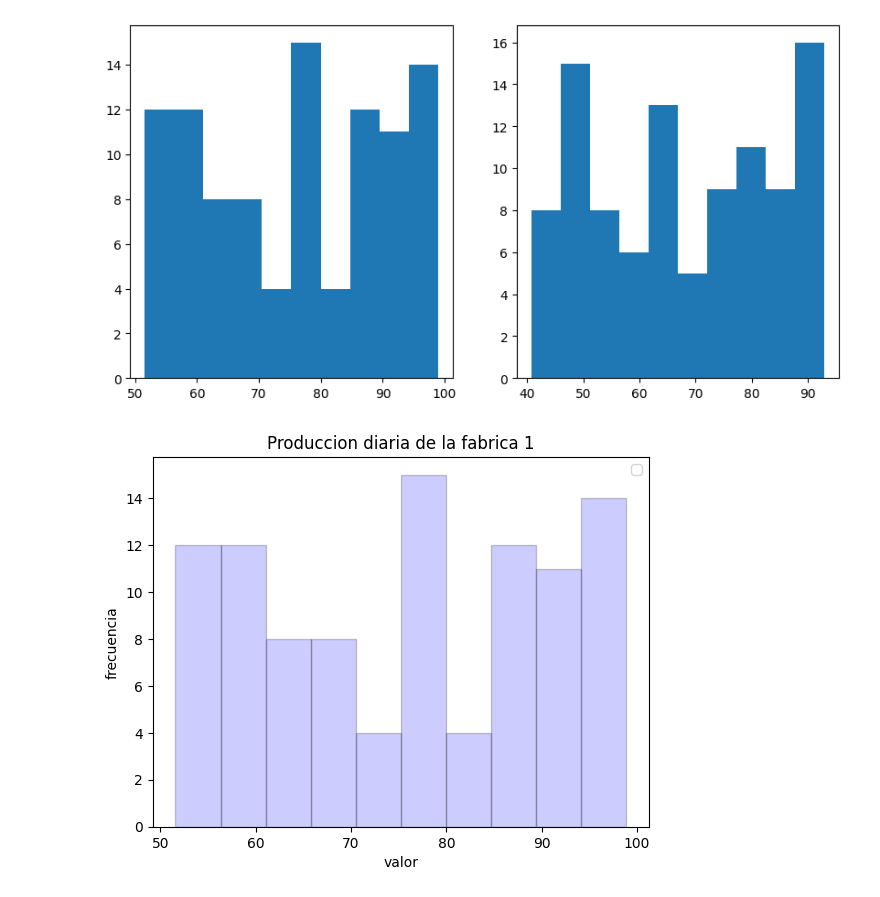
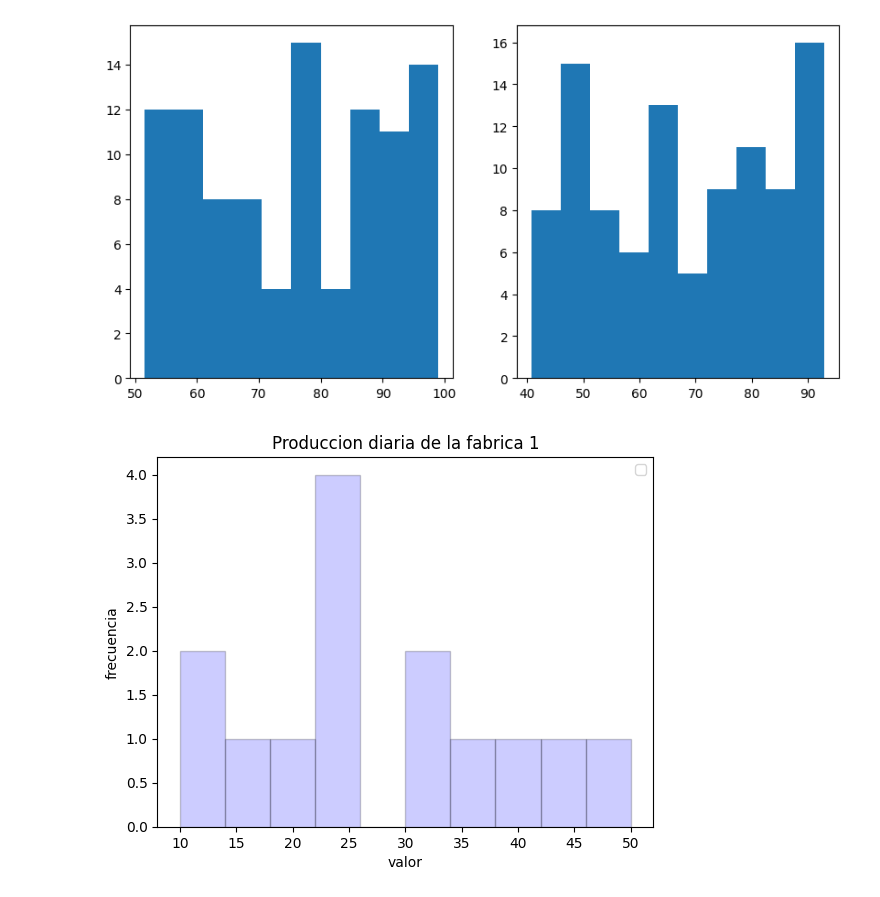
Before and after one commit to BeltranCristian/probabilidad, a Jupyter notebook: Unidad1/Practica_1.ipynb, the cells around one changed output. Cells and saved outputs as stored; diff of their text form; code cells hidden in the pictures.

```diff
--- a/Unidad1/Practica_1.ipynb
+++ b/Unidad1/Practica_1.ipynb
@@ -114,16 +114,17 @@ plt.show()
 # %% [output]
 [figure]
 # %%
+fabrica1 = [10, 12, 15, 20, 22, 22, 23, 25, 30, 30, 35, 40, 45, 50]
 import matplotlib.pyplot as plt
 
 plt.hist(fabrica1, bins=10, alpha=0.2, color='b', edgecolor='black')
 #plt.hist(media, color='b', linestyle='dashed', linewidth=2, label='media')
 #plt.hist(mediana, color='r', linestyle='dashed', linewidth=2, label='mediana')
 #plt.hist(moda, color='y', linestyle='dashed', linewidth=2, label='moda')
 plt.xlabel('valor')
 plt.ylabel('frecuencia')
 plt.title("Produccion diaria de la fabrica 1")
 plt.legend()
 plt.show()
 # %% [output]
-[figure, old version]
+[figure, new version]
```
